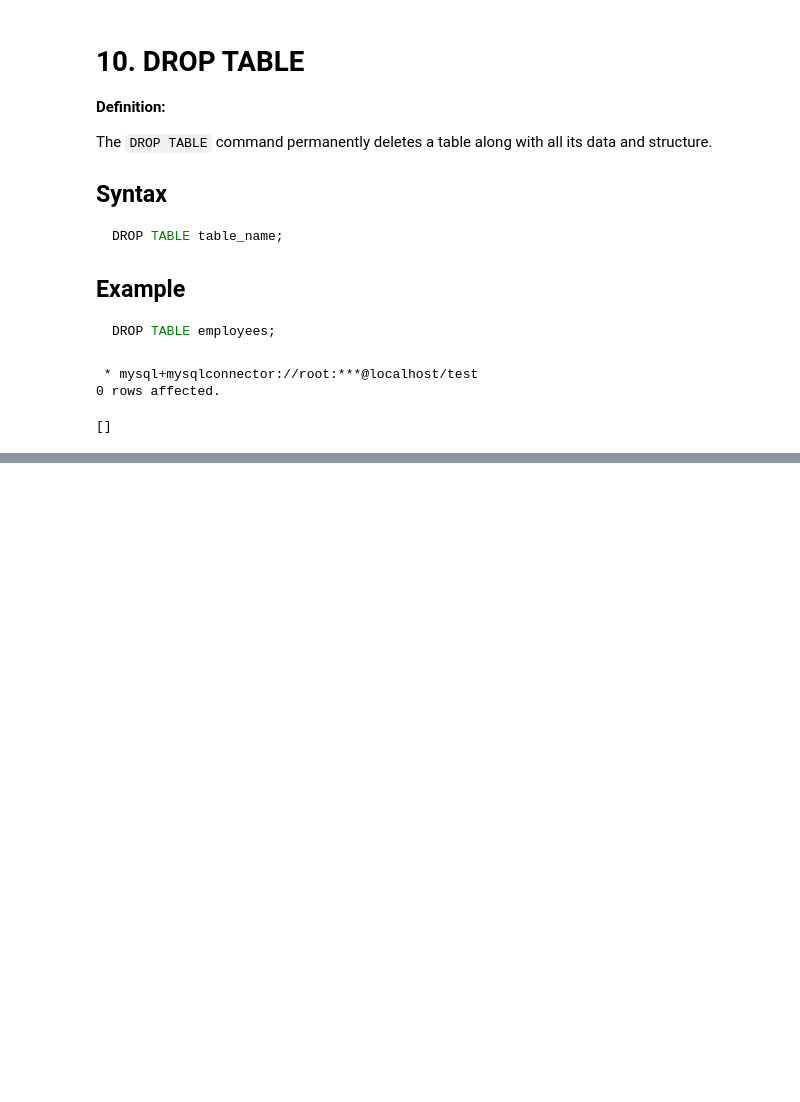
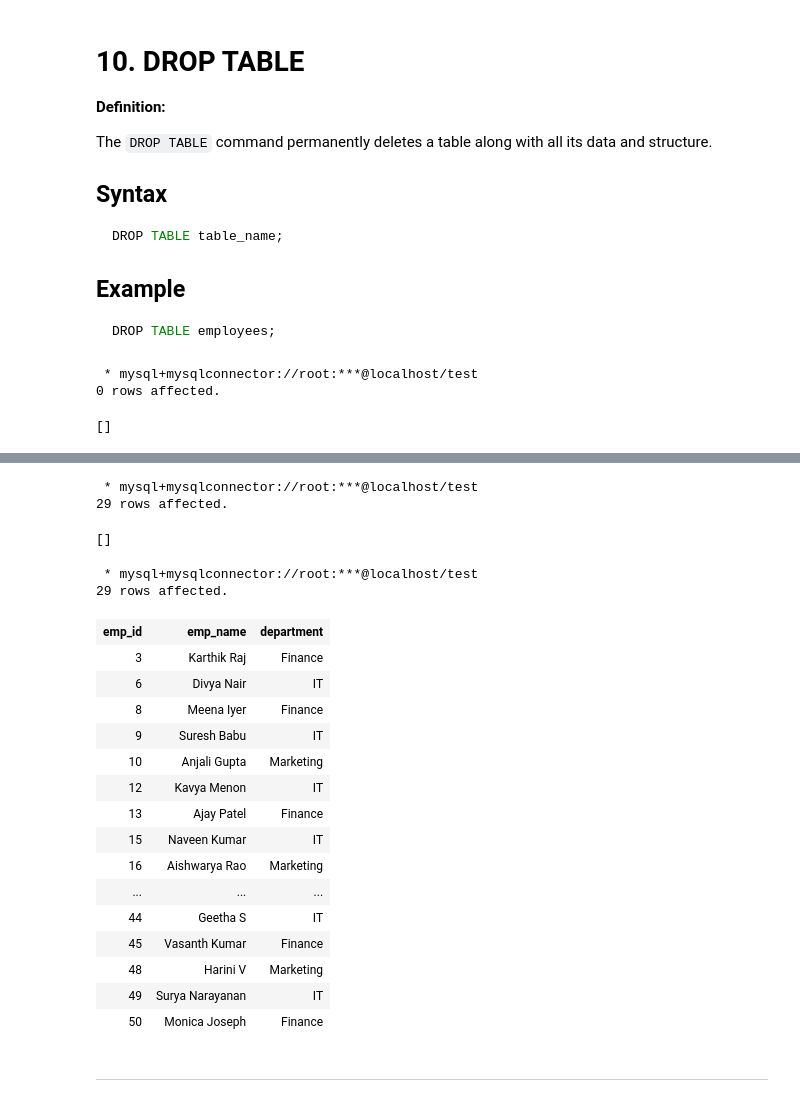
Before and after one commit to karthikeyanm-dev/DE-SQL, a Jupyter notebook: DE-With-Def.ipynb, the cells around one changed output, grey strips where cells are left out. Drawn from its saved outputs; the diff is of its cells as text; code cells hidden in the pictures; blank space fills up the shorter version.

```diff
--- a/DE-With-Def.ipynb
+++ b/DE-With-Def.ipynb
@@ -483,0 +660,34 @@ DROP TABLE employees_tp;
+# %%
+%%sql
+-- Example 3
+CREATE TABLE employee_details_50K_salary AS
+SELECT emp_id, emp_name, department
+FROM employees_day where salary >= 50000;
+# %% [output]
+ * mysql+mysqlconnector://root:***@localhost/test
+29 rows affected.
+[]
+# %%
+%%sql
+SELECT * from employee_details_50K_salary;
+# %% [output]
+ * mysql+mysqlconnector://root:***@localhost/test
+29 rows affected.
+| emp_id | emp_name | department |
+| 3 | Karthik Raj | Finance |
+| 6 | Divya Nair | IT |
+| 8 | Meena Iyer | Finance |
+| 9 | Suresh Babu | IT |
+| 10 | Anjali Gupta | Marketing |
+| 12 | Kavya Menon | IT |
+| 13 | Ajay Patel | Finance |
+| 15 | Naveen Kumar | IT |
+| 16 | Aishwarya Rao | Marketing |
+| ... | ... | ... |
+| 44 | Geetha S | IT |
+| 45 | Vasanth Kumar | Finance |
+| 48 | Harini V | Marketing |
+| 49 | Surya Narayanan | IT |
+| 50 | Monica Joseph | Finance |
+# %% [markdown]
+---
```
Also changed, not shown: parts of 16 cells of this notebook.
